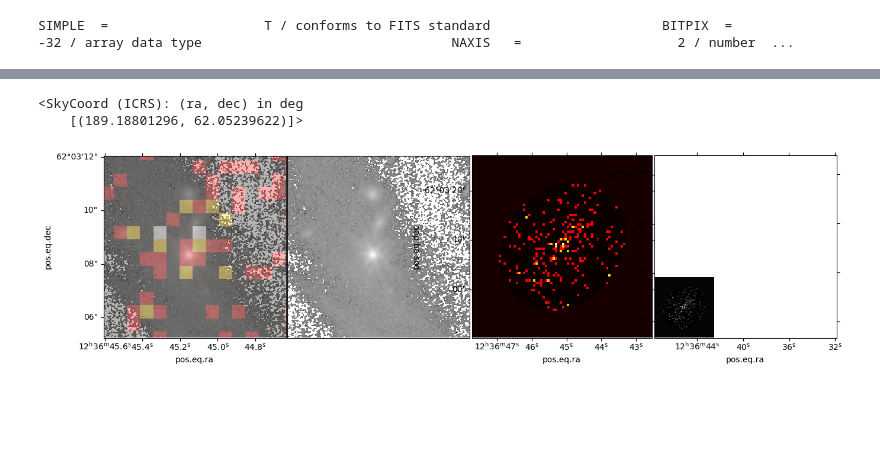
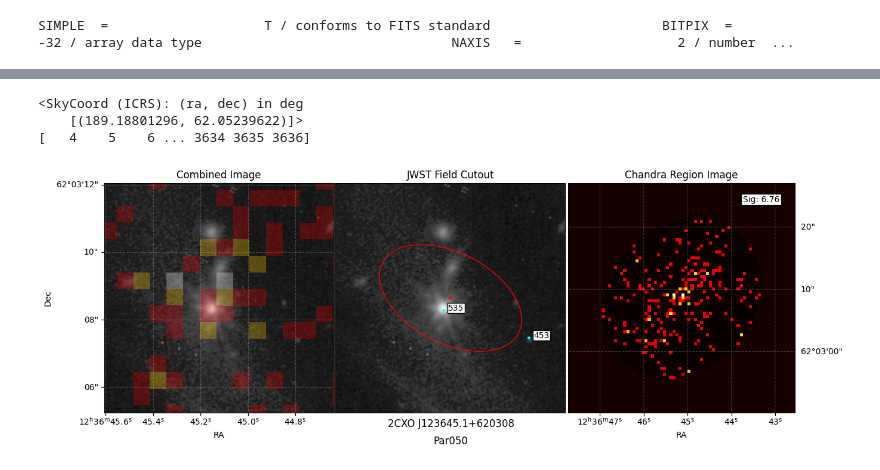
Before and after one commit to NubbyNubsIII/agn_passage, a Jupyter notebook: test.ipynb, the cells around one changed output, grey strips where cells are left out. Drawn from its saved outputs; the diff is of its cells as text; code cells hidden in the pictures; blank space fills up the shorter version.

```diff
--- a/test.ipynb
+++ b/test.ipynb
@@ -82,45 +91,81 @@ size=(source['error_ellipse_r0'].item()*3*u.arcsec)
 print(center)
 
 cutout=Cutout2D(data,position=center,size=size,wcs=jw_wcs)
+im_center=source_coords.to_pixel(cutout.wcs)
+x_jw,y_jw=cand_coords.to_pixel(cutout.wcs)
+
+print(jw_table['id'])
 # %% [output]
 <SkyCoord (ICRS): (ra, dec) in deg
     [(189.18801296, 62.05239622)]>
+[   4    5    6 ... 3634 3635 3636]
 # %%
 #make 3 4x4 plots next to each other in one figure, each with its own axes object
 
+cnorm_jw=mpl.colors.SymLogNorm(0.0005,0.1)
 
 
-fig=plt.figure(figsize=(16,4))
+#make a colormap to use for the overlay data
+base_cmap = plt.cm.hot
+new_cmap = mpl.colors.ListedColormap(list(base_cmap(np.linspace(0, 1, 256))))
+new_cmap.set_under(color=(1,0,0,0))  # Set the color for out_of_bounds values to transparent red
+
+fig=plt.figure(figsize=(20,5))
 
 gs=fig.add_gridspec(1,4,hspace=0,wspace=0)
-ax1 = fig.add_subplot(gs[0, 0], projection=cutout.wcs)  # Top-left
-ax2 = fig.add_subplot(gs[0, 1], projection=cutout.wcs)  # Top-right
+ax1 = fig.add_subplot(gs[0, 0], projection=cutout.wcs)
+ax2 = fig.add_subplot(gs[0, 1], projection=cutout.wcs)
 ax3 = fig.add_subplot(gs[0, 2], projection=chan_wcs)
-ax4 = fig.add_subplot(gs[0, 3], projection=chan_wcs)   # Bottom (spanning both columns)
+
+ax1.tick_params(axis='x',top=False, bottom=True, labelbottom=True)
+ax1.tick_params(axis='y',right=False, left=True,labelleft=True)
+ax1.set(xlabel='RA', ylabel='Dec')
+ax1.set_title('Combined Image')
 
 ax2.tick_params(axis='x',top=False, left=False, right=False,labelleft=False,labelbottom=False)
-#ax3.tick_params(axis='x',top=False, right=False, labelleft =False, labelbottom=False)
 ax2.tick_params(axis='y',top=False, left=False, right=False,labelleft=False,labelbottom=False)
-#ax3.tick_params(axis='y',top=False, right=False, labelleft =False, labelbottom=False)
+ax2.set(xlabel='RA', ylabel='Dec')
+ax2.set_title('JWST Field Cutout')
+
+ax3.tick_params(axis='x',top=False, labelbottom=True, bottom=True)
+ax3.tick_params(axis='y', right=False, labelleft =False, labelright=True,left=False)
+ax3.set(xlabel='RA',ylabel=' ')
+ax3.set_title('Chandra Region Image')
 
 
 ax1.set_xlim(0, cutout.data.shape[1])
 ax1.set_ylim(0, cutout.data.shape[0])
 
 
-ax1.imshow(cutout.data,origin='lower',cmap='gray',norm=mpl.colors.LogNorm())
-ax1.imshow(chan_data,origin='lower', cmap='hot',transform=ax1.get_transform(chan_wcs), alpha=0.3)
+ax1.imshow(cutout.data,origin='lower',cmap='gray',norm=cnorm_jw)
+ax1.imshow(chan_data,origin='lower', cmap=new_cmap, vmin=0,transform=ax1.get_transform(chan_wcs), alpha=0.3)
+ax1.grid(color='white', alpha=0.2, linestyle='--')
+
+ax2.imshow(cutout.data,origin='lower',cmap='gray',norm=cnorm_jw)
+ax2.text(cutout.data.shape[0]/2, -cutout.data.shape[1]/20, s=str(source['name'].item()), fontsize=12, color='black', ha='center', va='center')
+ax2.text(cutout.data.shape[0]/2, -cutout.data.shape[1]/8, s=str(source['par_name'].item()), fontsize=12, color='black', ha='center', va='center')
+
+ell=Ellipse(im_center,2*smin_ax/(3600*im_scale),
+                            2*smaj_ax/(3600*im_scale),angle=-ell_ang,
+                                                        fill=False,color='red')
+ax2.add_patch(ell)
+ax2.scatter(im_center[0],im_center[1],marker='+',color='red',s=20)
+
+for i, txt in enumerate(id_jw):
+    ax2.annotate(txt,(x_jw[i],y_jw[i]),xytext=(x_jw[i]+5,y_jw[i]),
+                    bbox=dict(boxstyle="square,pad=0.1",
+                            fc="white", ec="black"))
+ax2.scatter(x_jw,y_jw,marker='*',s=8,color='cyan')
 
 
-ax2.imshow(cutout.data,origin='lower',cmap='gray',norm=mpl.colors.LogNorm())
-
 ax3.imshow(chan_data,origin='lower', cmap='hot')
-
-ax4.imshow(chan_data,origin='lower', cmap='gray')
-ax4.contour(cutout.data,transform=ax4.get_transform(cutout.wcs), levels=[10], cmap='rainbow', linewidths=1)
+ax3.grid(color='white', alpha=0.2, linestyle='--')
+ax3.text(chan_data.shape[0]-chan_data.shape[0]/6, chan_data.shape[1]-chan_data.shape[1]/15, s='Sig: '+str(np.round(source['significance'].item(),3)),
+    fontsize=10, ha='center', va='center',bbox=dict(boxstyle="square,pad=0.2", fc="white", ec="black"))
+    #ax3.annotate('Sig: '+str(np.round(source['significance'].item(),4)),(chan_data.shape[0]-chan_data.shape[0]/6, chan_data.shape[1]-chan_data.shape[1]/6),xytext=(x_jw[i]+5,y_jw[i]),
+        #              bbox=dict(boxstyle="square,pad=0.1", fc="white", ec="black"))
 
 
-#plt.tight_layout()
-plt.show()
+fig.show()
 # %% [output]
-[figure, old version]
+[figure, new version]
```
Also changed, not shown: parts of 3 cells of this notebook, 3 other files.
